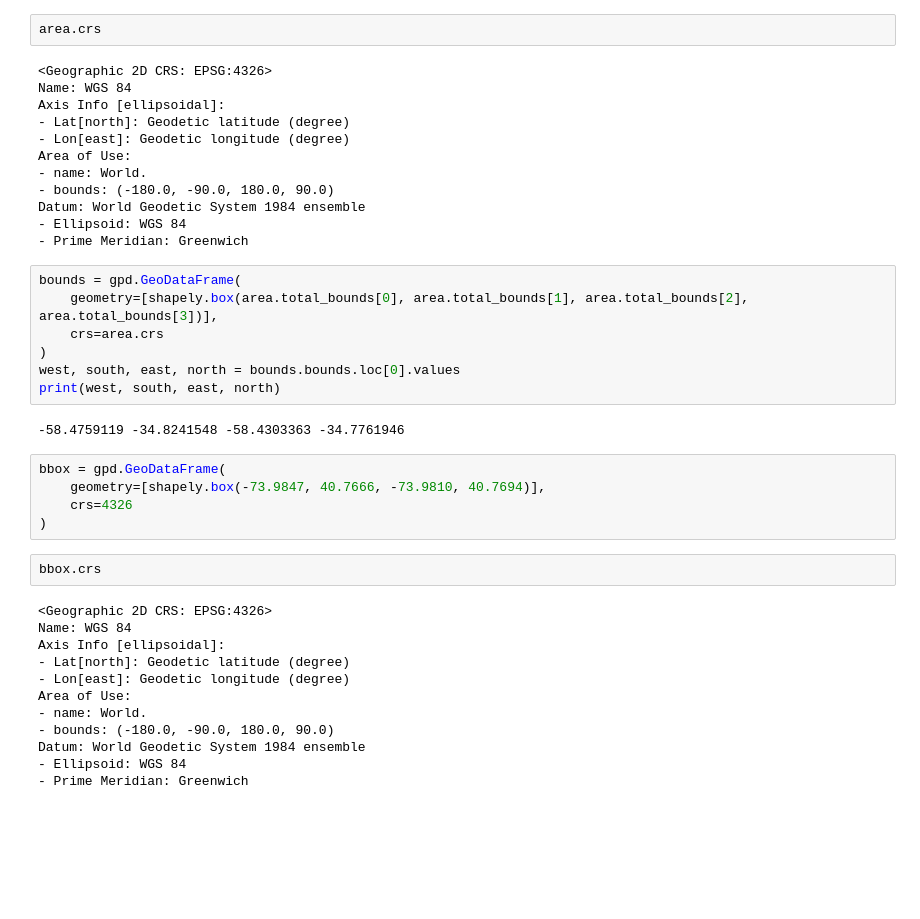
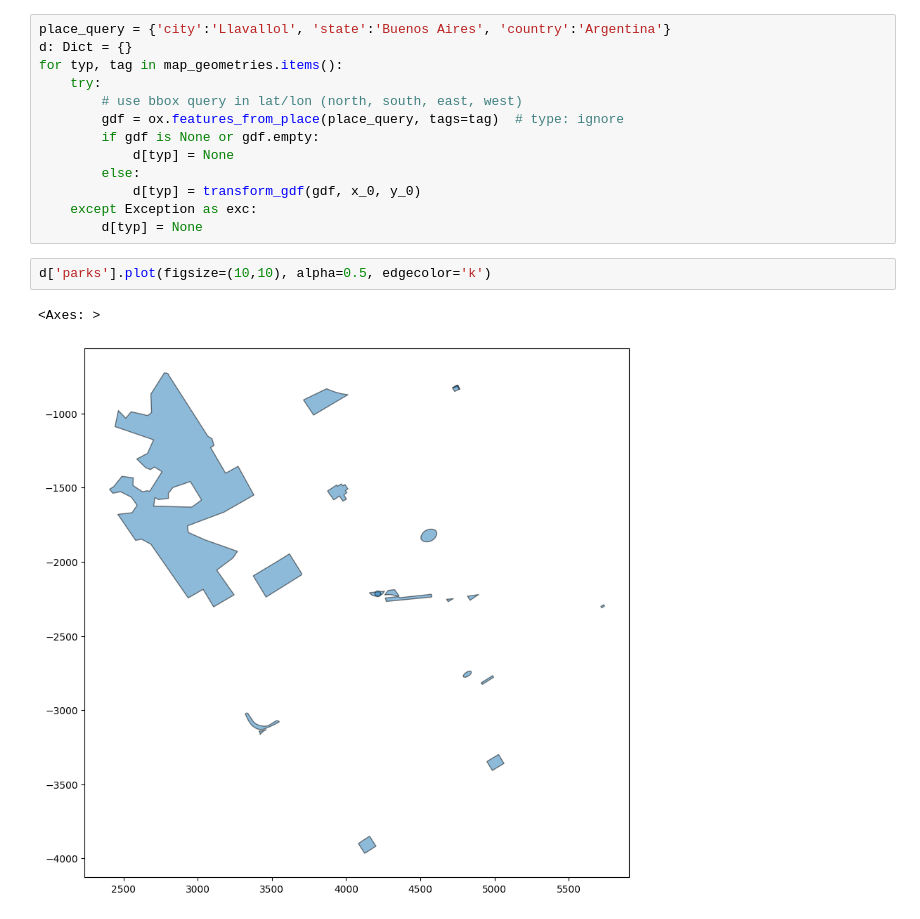
Before and after one commit to Joako360/osm2terrn, a Jupyter notebook: notebooks/osm2tern_notebook.ipynb, the cells around one changed output. Cells and saved outputs as stored; diff of their text form; blank space fills up the shorter version.

```diff
--- a/notebooks/osm2tern_notebook.ipynb
+++ b/notebooks/osm2tern_notebook.ipynb
@@ -50,42 +93,18 @@ plt.show()
-# %%
-area.crs
-# %% [output]
-<Geographic 2D CRS: EPSG:4326>
-Name: WGS 84
-Axis Info [ellipsoidal]:
-- Lat[north]: Geodetic latitude (degree)
-- Lon[east]: Geodetic longitude (degree)
-Area of Use:
-- name: World.
-- bounds: (-180.0, -90.0, 180.0, 90.0)
-Datum: World Geodetic System 1984 ensemble
-- Ellipsoid: WGS 84
-- Prime Meridian: Greenwich
-# %%
-bounds = gpd.GeoDataFrame(
-    geometry=[shapely.box(area.total_bounds[0], area.total_bounds[1], area.total_bounds[2], area.total_bounds[3])],
-    crs=area.crs
-)
-west, south, east, north = bounds.bounds.loc[0].values
-print(west, south, east, north)
-# %% [output]
--58.4759119 -34.8241548 -58.4303363 -34.7761946
-# %%
-bbox = gpd.GeoDataFrame(
-    geometry=[shapely.box(-73.9847, 40.7666, -73.9810, 40.7694)],
-    crs=4326
-)
-# %%
-bbox.crs
-# %% [output]
-<Geographic 2D CRS: EPSG:4326>
-Name: WGS 84
-Axis Info [ellipsoidal]:
-- Lat[north]: Geodetic latitude (degree)
-- Lon[east]: Geodetic longitude (degree)
-Area of Use:
-- name: World.
-- bounds: (-180.0, -90.0, 180.0, 90.0)
-Datum: World Geodetic System 1984 ensemble
-- Ellipsoid: WGS 84
-- Prime Meridian: Greenwich
+# %%
+place_query = {'city':'Llavallol', 'state':'Buenos Aires', 'country':'Argentina'}
+d: Dict = {}
+for typ, tag in map_geometries.items():
+    try:
+        # use bbox query in lat/lon (north, south, east, west)
+        gdf = ox.features_from_place(place_query, tags=tag)  # type: ignore
+        if gdf is None or gdf.empty:
+            d[typ] = None
+        else:
+            d[typ] = transform_gdf(gdf, x_0, y_0)
+    except Exception as exc:
+        d[typ] = None
+# %%
+d['parks'].plot(figsize=(10,10), alpha=0.5, edgecolor='k')
+# %% [output]
+<Axes: >
+[figure, added]
```
Also changed, not shown: parts of 8 cells of this notebook, 24 other files.
